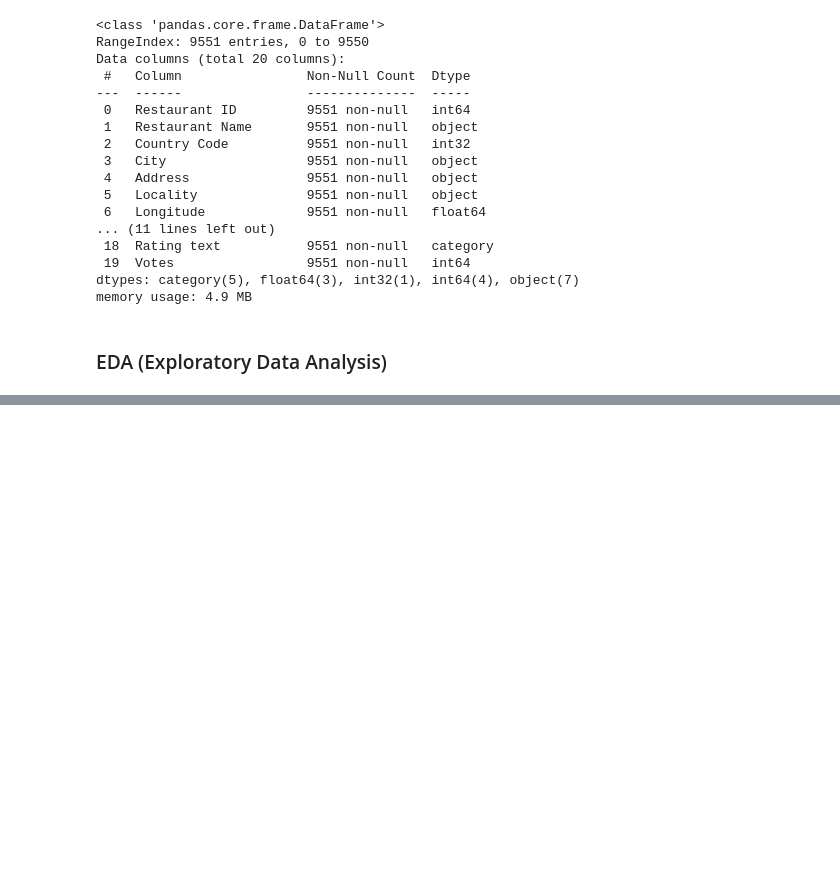
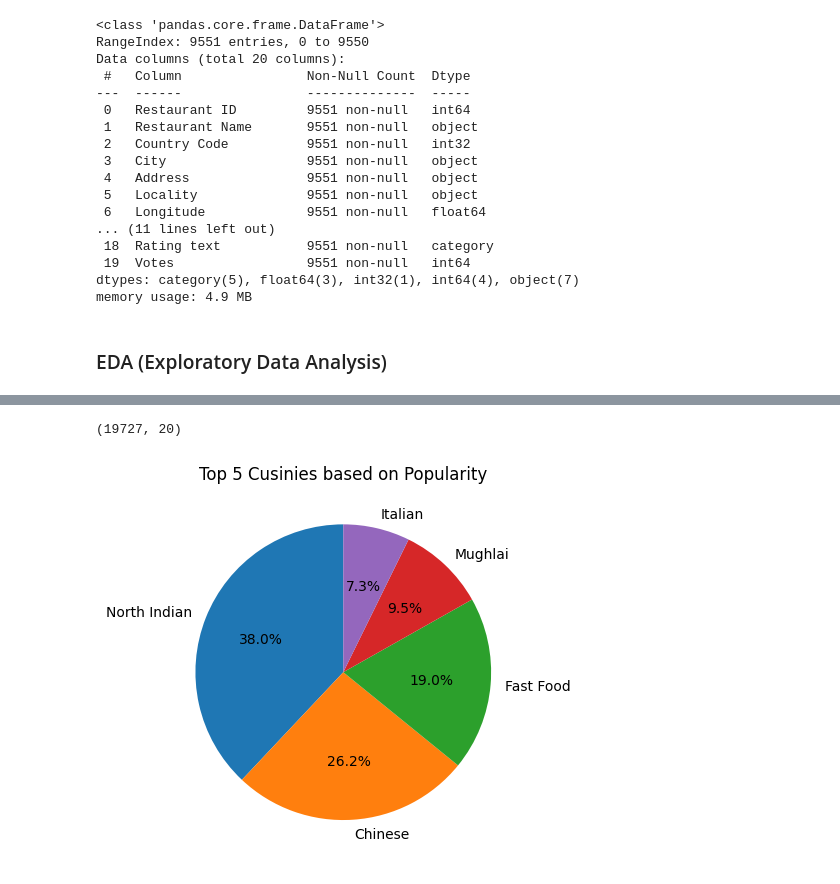
Before and after one commit to Suray-27/Restaurant-Analysis, a Jupyter notebook: Restaurant_analysis.ipynb, the cells around one changed output, grey strips where cells are left out. Cells and saved outputs as stored; diff of their text form; code cells hidden in the pictures; blank space fills up the shorter version.

```diff
--- a/Restaurant_analysis.ipynb
+++ b/Restaurant_analysis.ipynb
@@ -146,0 +171,14 @@ rest_df.describe()
+# %%
+rest_df['Cuisines'] = rest_df['Cuisines'].str.split(',')
+df_cuisines = rest_df.explode('Cuisines')
+df_cuisines['Cuisines'] = df_cuisines['Cuisines'].str.strip() # To avoid unnecessary spaces
+df_cuisines.shape # To check
+# %% [output]
+(19727, 20)
+# %%
+df_cuisines['Cuisines'].value_counts()[:5].plot(kind='pie',autopct = '%1.1f%%',startangle = 90)
+plt.ylabel("")
+plt.title("Top 5 Cusinies based on Popularity")
+plt.show()
+# %% [output]
+[figure, added]
```
Also changed, not shown: parts of 61 cells of this notebook.
